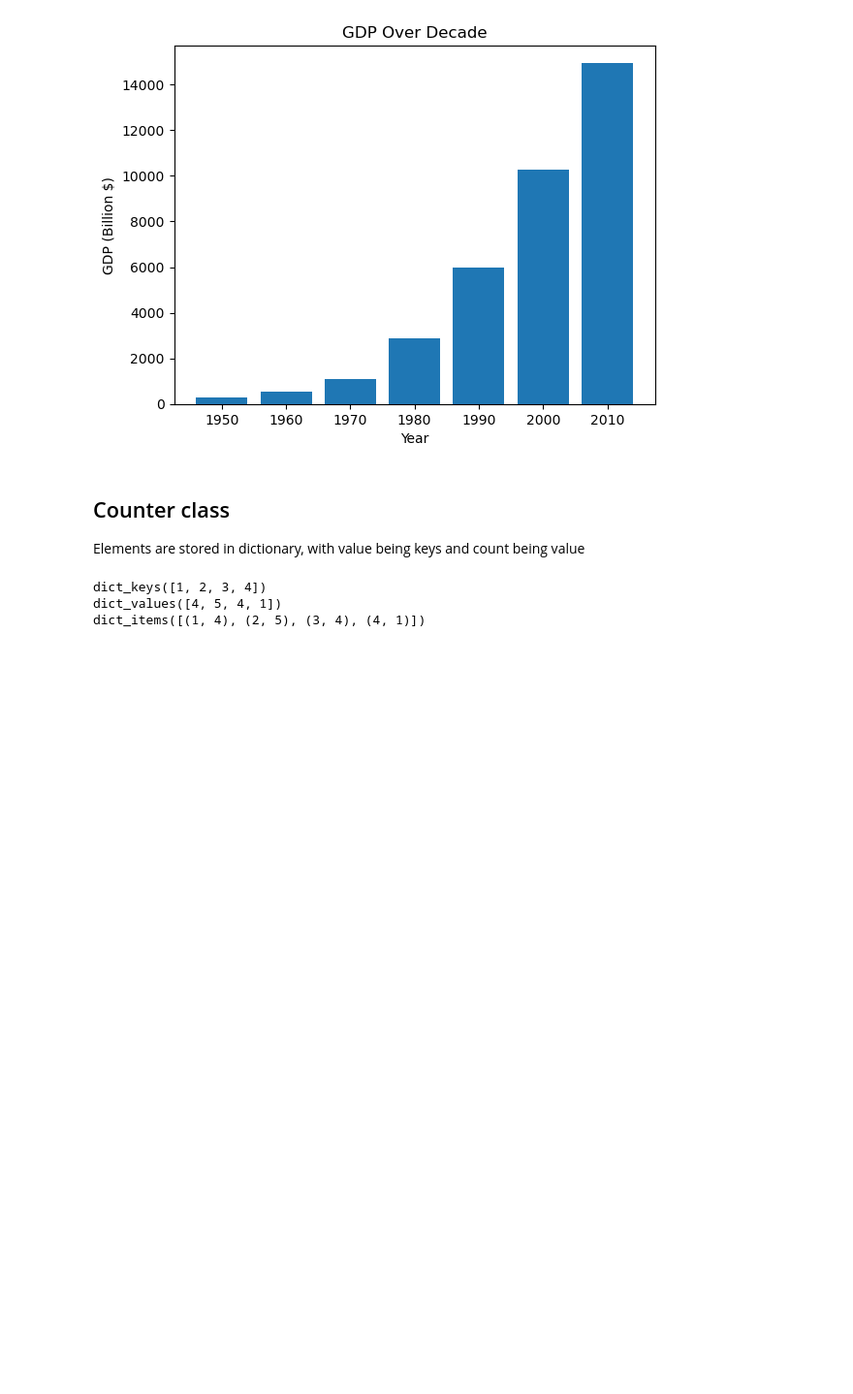
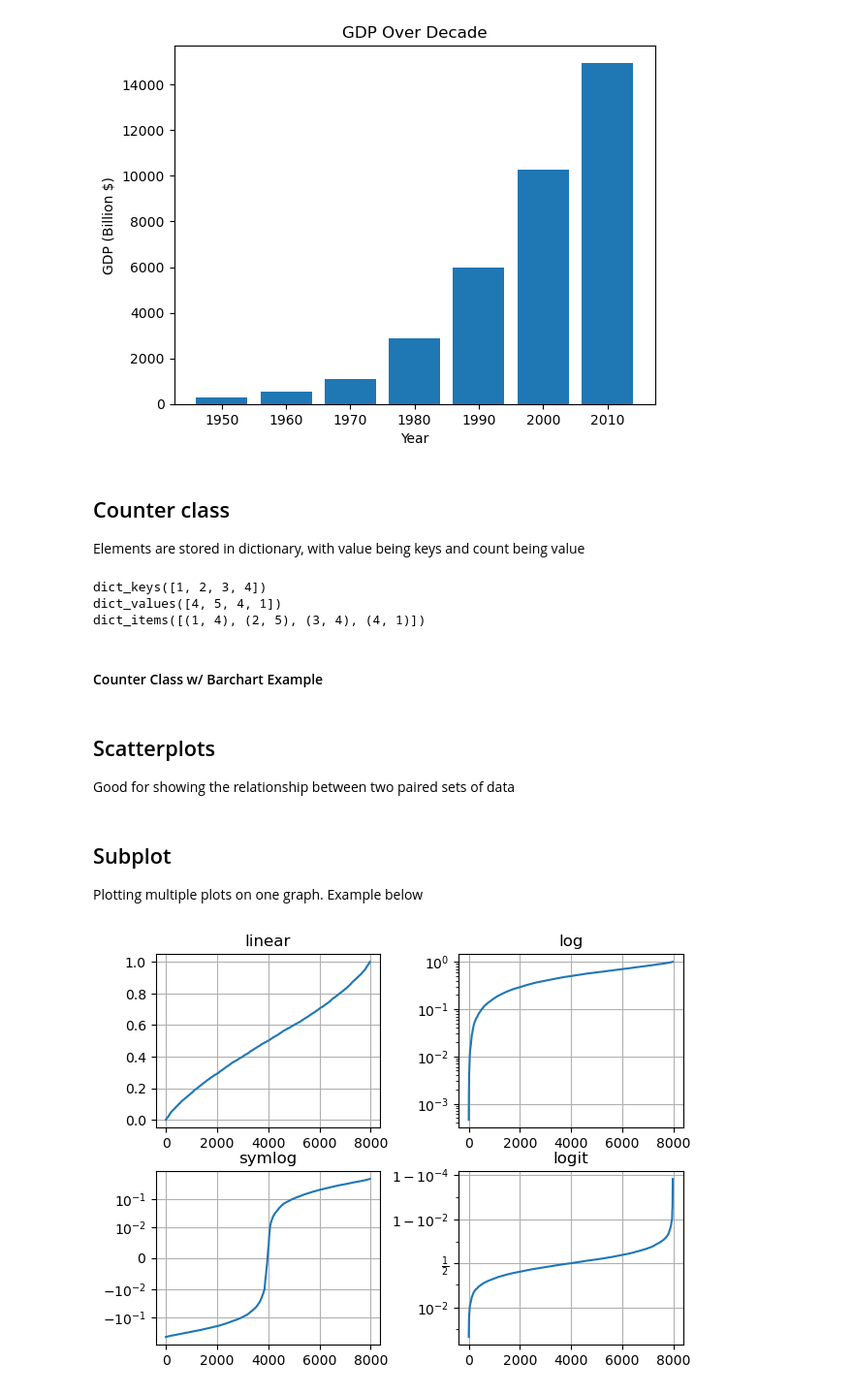
Before and after one commit to Jairik/Data-Visualization-Machine-Learning, a Jupyter notebook: Comprehensive-Review-M1/VisualPrinciples.ipynb, the cells around one changed output. Shown at 97% size. Drawn from its saved outputs; the diff is of its cells as text; code cells hidden in the pictures; blank space fills up the shorter version.

Commit message:
Completed Visual Principles
Moving onto One Dimensional Statistics, this is definitely the way to study these things it is very helpful!

```diff
--- a/Comprehensive-Review-M1/VisualPrinciples.ipynb
+++ b/Comprehensive-Review-M1/VisualPrinciples.ipynb
@@ -54,3 +74,5 @@ len([1,2,3,4,3,2,3,1,2,1,1,2,3,2])  # Returns len
 dict_keys([1, 2, 3, 4])
 dict_values([4, 5, 4, 1])
 dict_items([(1, 4), (2, 5), (3, 4), (4, 1)])
+# %% [markdown]
+#### Counter Class w/ Barchart Example
@@ -56,0 +102,3 @@ dict_items([(1, 4), (2, 5), (3, 4), (4, 1)])
+# %% [markdown]
+## Scatterplots
+Good for showing the relationship between two paired sets of data
@@ -56,0 +124,49 @@ dict_items([(1, 4), (2, 5), (3, 4), (4, 1)])
+# %% [markdown]
+## Subplot
+Plotting multiple plots on one graph. Example below
+# %%
+# Making up data
+import numpy as np
+np.random.seed(6969420)  # Fixing for reproducibility
+y = np.random.normal(loc=.5, scale=.4, size=10000)
+y = y[(y > 0) & (y < 1)]  # Fixing within 0-1
+y.sort()
+x = np.arange(len(y))
+
+# Plot with various axes scales
+plt.figure()
+
+# linear
+plt.subplot(2, 2, 1)  # 2x2 plots, position 1
+plt.plot(x, y)
+plt.yscale('linear')  # Distance between ticks are linear
+plt.title('linear')
+plt.grid(True)
+
+# log - usesful for data over several orders of magnitude
+plt.subplot(222)  # Equivalent (2, 2, 2)
+plt.plot(x, y)
+plt.yscale('log')
+plt.title('log')
+plt.grid(True)
+
+# symmetric log - log but useful for negatives
+plt.subplot(2, 2, 3)
+plt.plot(x, y - y.mean())
+plt.yscale('symlog', linthresh=0.01)
+plt.title('symlog')
+plt.grid(True)
+
+# logit - useful for probabilities, highlights tail
+plt.subplot(224)
+plt.plot(x, y)
+plt.yscale('logit')
+plt.title('logit')
+plt.grid(True)
+
+# Adjust the subplot layout
+plt.subplots_adjust(top=0.92, bottom=0.08, left=0.10, right=0.95,
+                    hspace=0.25, wspace=0.35)
+plt.show()
+# %% [output]
+[figure, added]
```
Also changed, not shown: parts of 6 cells of this notebook, 1 other file.
